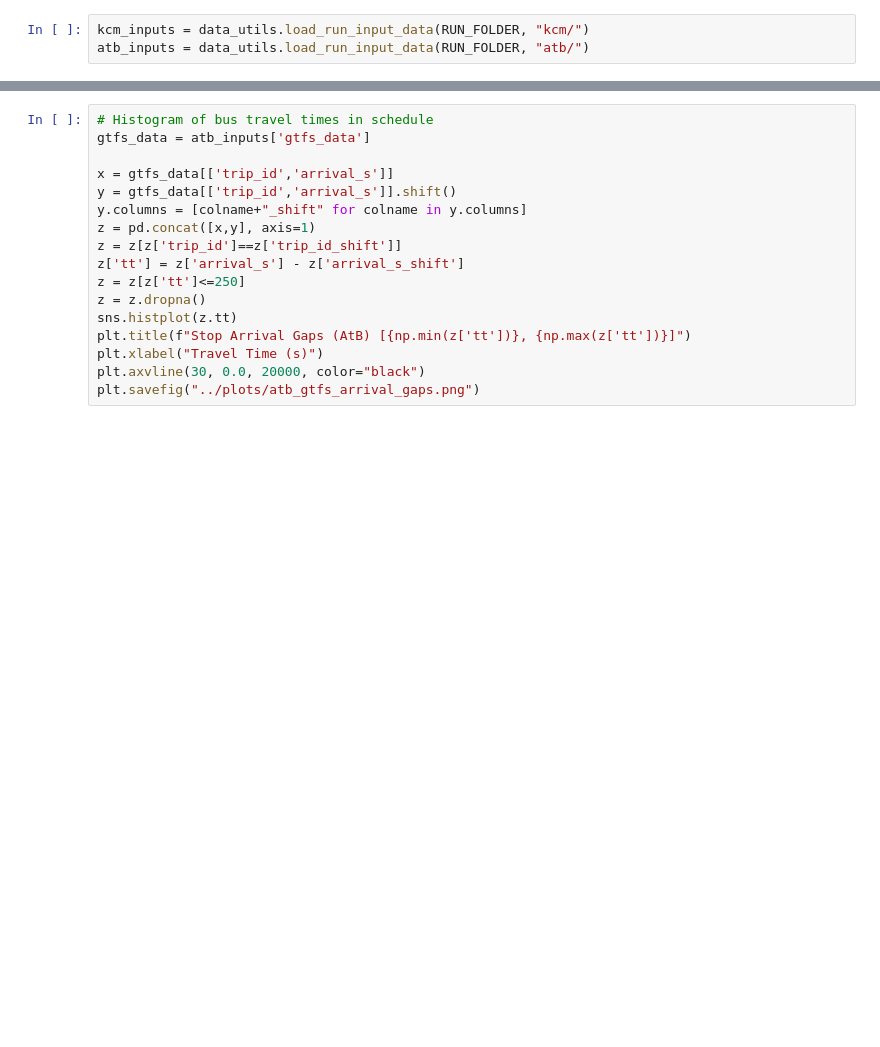
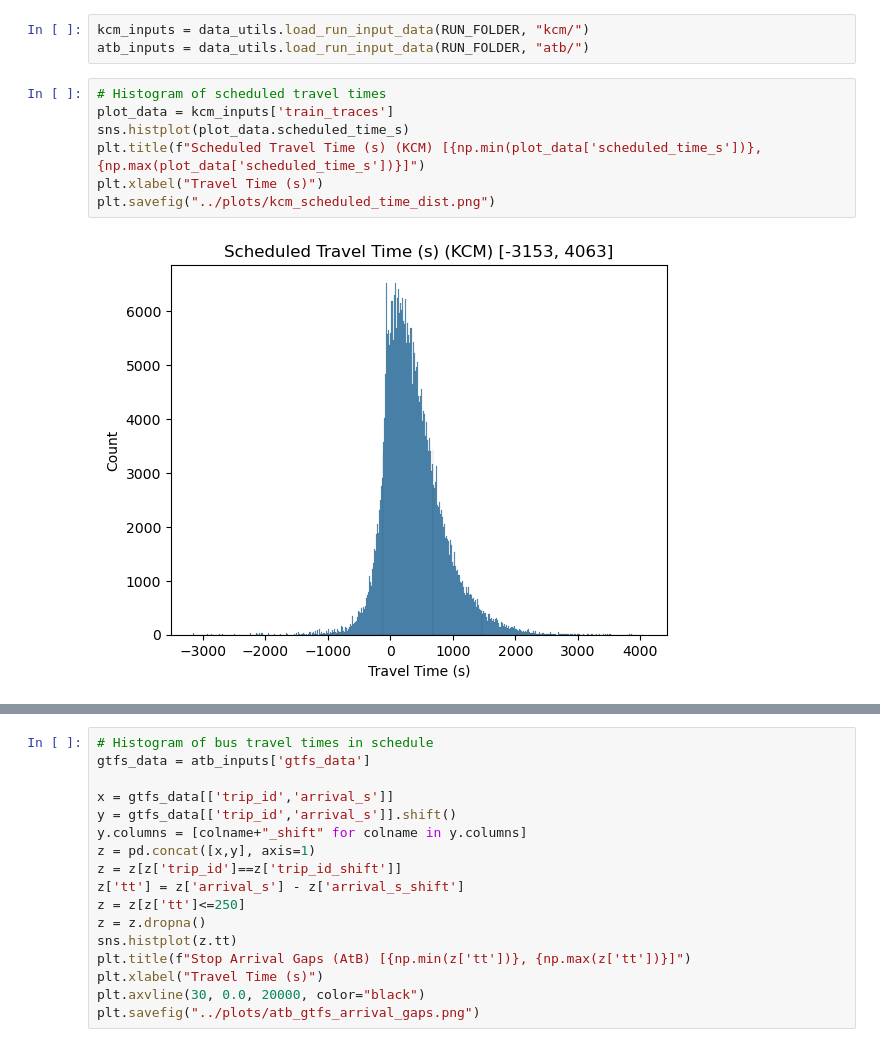
Before and after one commit to zackAemmer/generalizable_travel_times, a Jupyter notebook: src/explore_inputs.ipynb, the cells around one changed output, grey strips where cells are left out. Saved outputs shown, nothing was run; the diff lists cells and outputs as text; blank space fills up the shorter version.

```diff
--- a/src/explore_inputs.ipynb
+++ b/src/explore_inputs.ipynb
@@ -24,3 +24,12 @@ RUN_FOLDER = "../results/throwaway/"
 # %%
 kcm_inputs = data_utils.load_run_input_data(RUN_FOLDER, "kcm/")
 atb_inputs = data_utils.load_run_input_data(RUN_FOLDER, "atb/")
+# %%
+# Histogram of scheduled travel times
+plot_data = kcm_inputs['train_traces']
+sns.histplot(plot_data.scheduled_time_s)
+plt.title(f"Scheduled Travel Time (s) (KCM) [{np.min(plot_data['scheduled_time_s'])}, {np.max(plot_data['scheduled_time_s'])}]")
+plt.xlabel("Travel Time (s)")
+plt.savefig("../plots/kcm_scheduled_time_dist.png")
+# %% [output]
+[figure, added]
```
Also changed, not shown: parts of 8 cells of this notebook, 5 other files.
